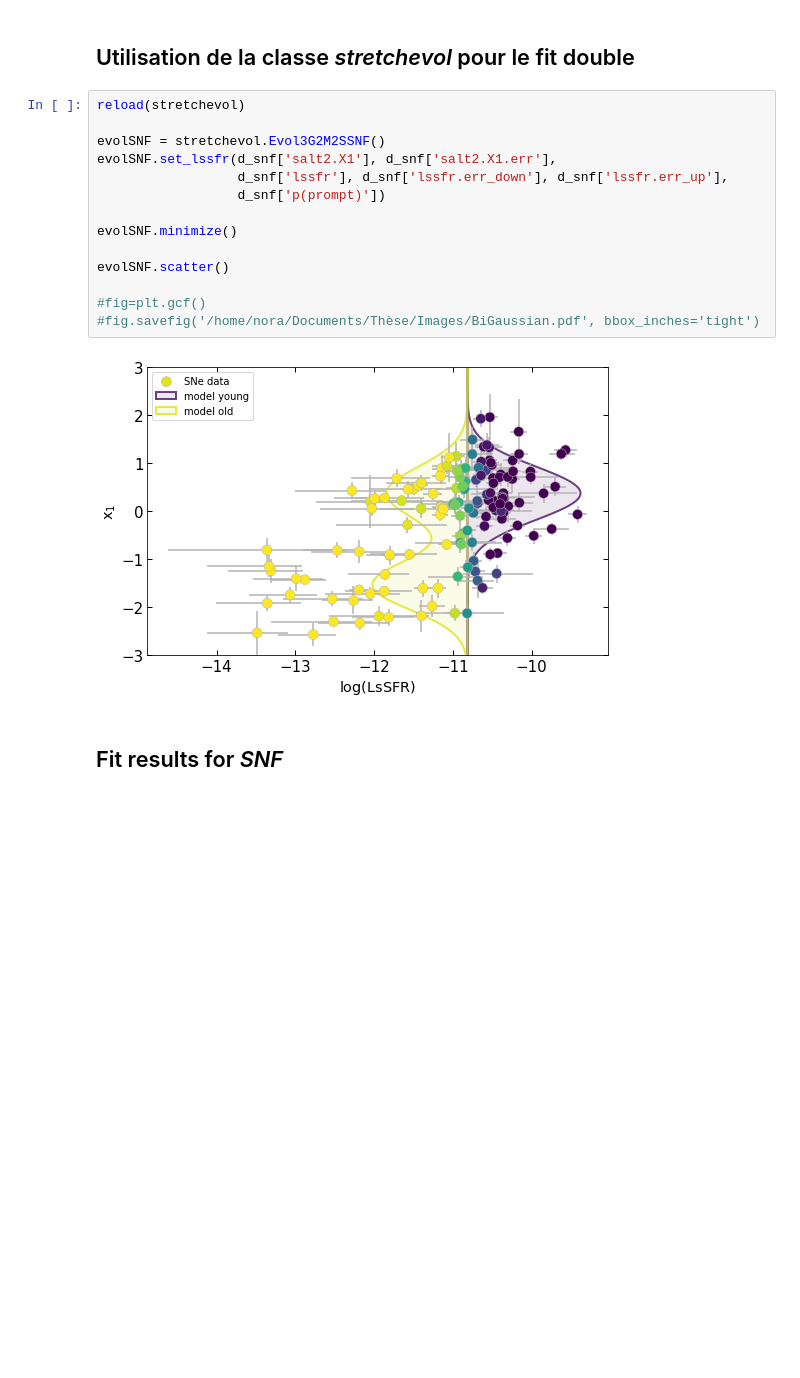
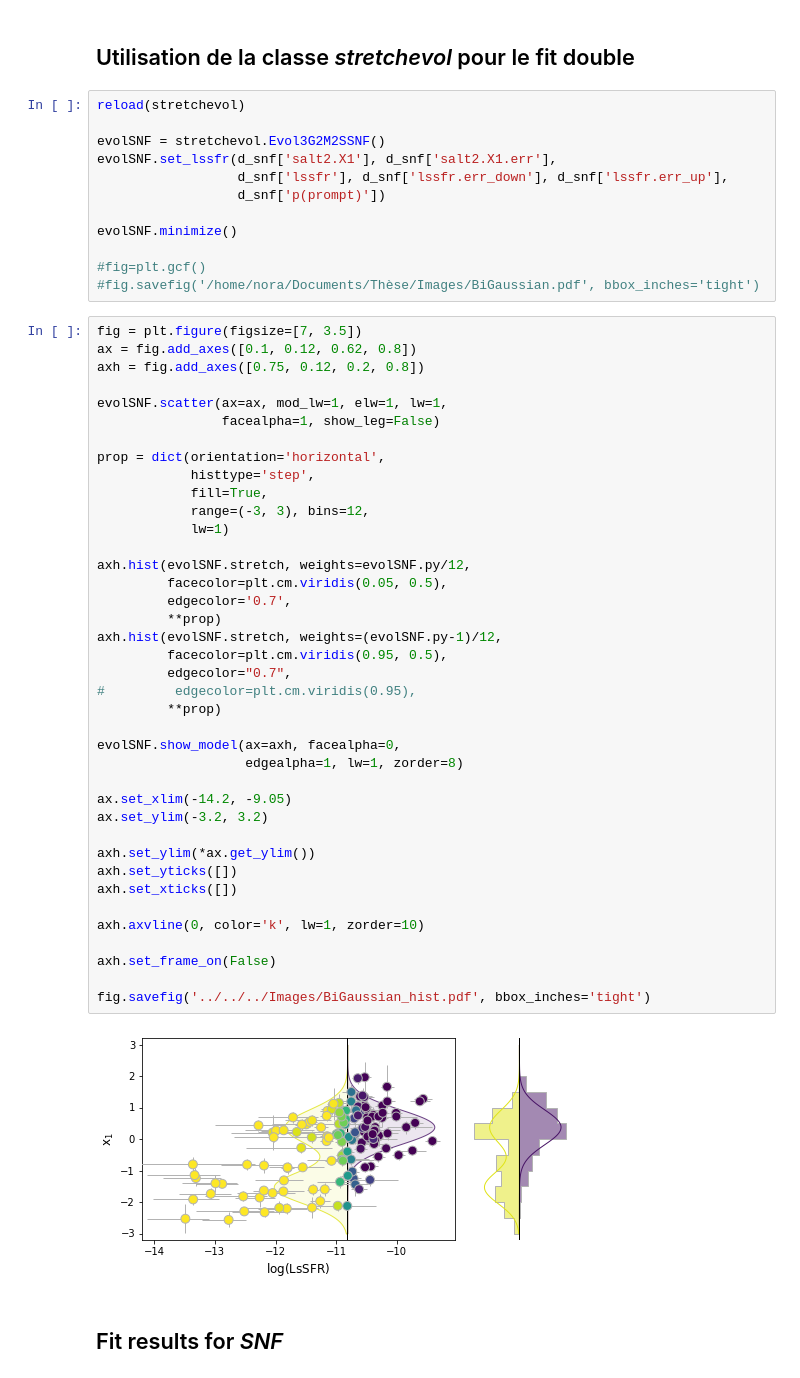
Before and after one commit to Nora-n/variaIa, a Jupyter notebook: notebooks/plots_evolsnf.ipynb, the cells around one changed output. Saved outputs shown, nothing was run; the diff lists cells and outputs as text; blank space fills up the shorter version.

```diff
--- a/notebooks/plots_evolsnf.ipynb
+++ b/notebooks/plots_evolsnf.ipynb
@@ -99,12 +136,49 @@ evolSNF.set_lssfr(d_snf['salt2.X1'], d_snf['salt2.X1.err'],
 
 evolSNF.minimize()
 
-evolSNF.scatter()
-
 #fig=plt.gcf()
 #fig.savefig('/home/nora/Documents/Thèse/Images/BiGaussian.pdf', bbox_inches='tight')
-# %% [output]
-[figure, removed]
+# %%
+fig = plt.figure(figsize=[7, 3.5])
+ax = fig.add_axes([0.1, 0.12, 0.62, 0.8])
+axh = fig.add_axes([0.75, 0.12, 0.2, 0.8])
+
+evolSNF.scatter(ax=ax, mod_lw=1, elw=1, lw=1,
+                facealpha=1, show_leg=False)
+
+prop = dict(orientation='horizontal',
+            histtype='step',
+            fill=True,
+            range=(-3, 3), bins=12,
+            lw=1)
+
+axh.hist(evolSNF.stretch, weights=evolSNF.py/12,
+         facecolor=plt.cm.viridis(0.05, 0.5),
+         edgecolor='0.7',
+         **prop)
+axh.hist(evolSNF.stretch, weights=(evolSNF.py-1)/12,
+         facecolor=plt.cm.viridis(0.95, 0.5),
+         edgecolor="0.7",
+#         edgecolor=plt.cm.viridis(0.95),
+         **prop)
+
+evolSNF.show_model(ax=axh, facealpha=0,
+                   edgealpha=1, lw=1, zorder=8)
+
+ax.set_xlim(-14.2, -9.05)
+ax.set_ylim(-3.2, 3.2)
+
+axh.set_ylim(*ax.get_ylim())
+axh.set_yticks([])
+axh.set_xticks([])
+
+axh.axvline(0, color='k', lw=1, zorder=10)
+
+axh.set_frame_on(False)
+
+fig.savefig('../../../Images/BiGaussian_hist.pdf', bbox_inches='tight')
+# %% [output]
+[figure, added]
 # %% [markdown]
 ## Fit results for _SNF_
 # %%
```
Also changed, not shown: parts of 12 cells of this notebook, 5 other files.
